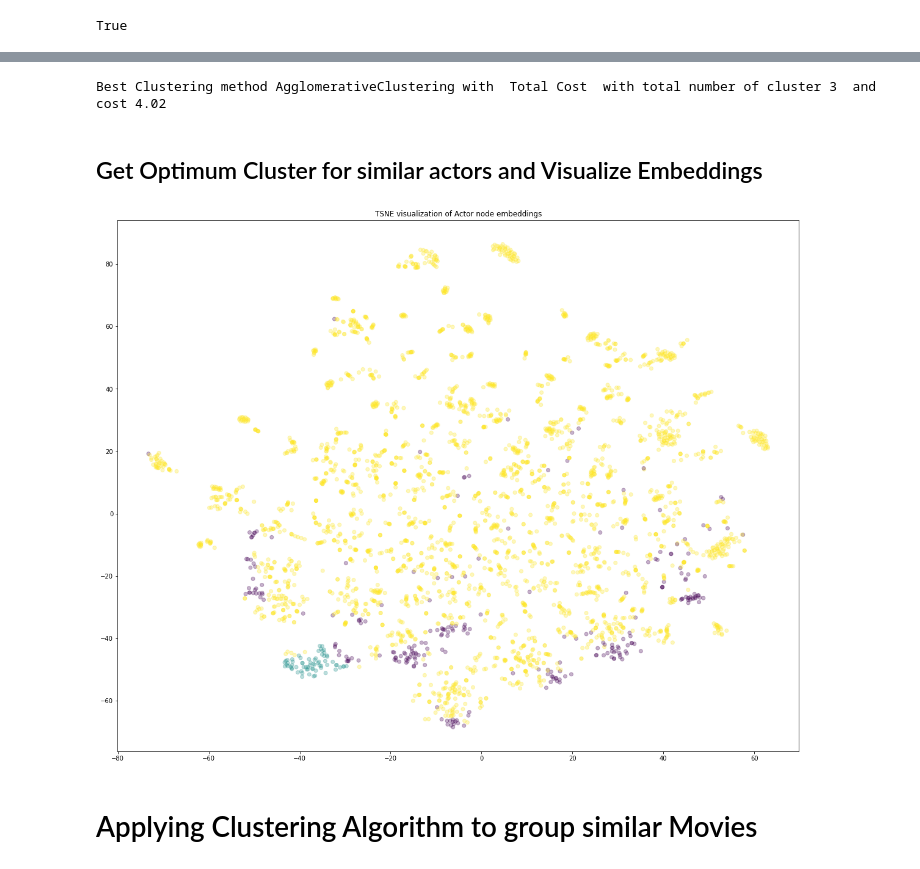
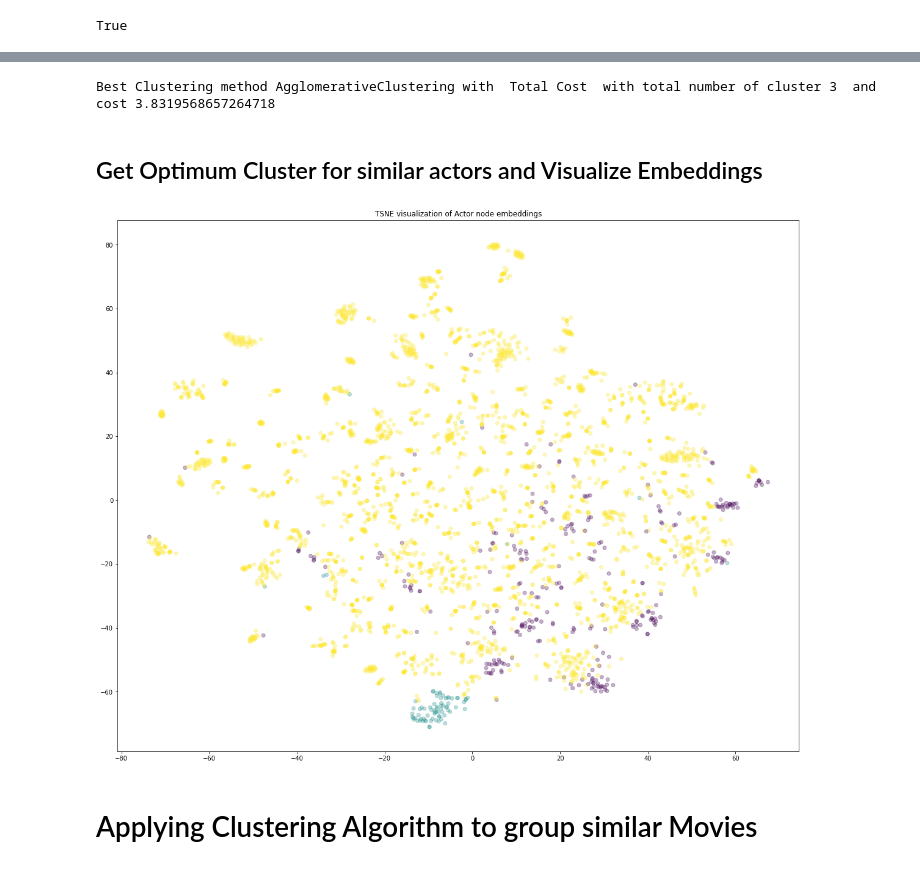
Before and after one commit to cr21/Clustering-on-Movies-and-Actors, a Jupyter notebook: clustering-on-movies-and-actors.ipynb, the cells around one changed output, grey strips where cells are left out. Saved outputs shown, nothing was run; the diff lists cells and outputs as text; code cells hidden in the pictures.

Commit message:
Kaggle Notebook | Clustering on Movies and Actors | Version 6

```diff
--- a/clustering-on-movies-and-actors.ipynb
+++ b/clustering-on-movies-and-actors.ipynb
@@ -433,29 +433,35 @@ actor_clustering_res_df
 # %%
-print("Best Clustering method {} with  Total Cost  with total number of cluster {}  and cost {}".format("AgglomerativeClustering", 3,4.02))
+Best_cost=actor_clustering_res_df.loc[0][2]
+Best_method=actor_clustering_res_df.loc[0][0]
+Best_cluster_number=actor_clustering_res_df.loc[0][1]
+print("Best Clustering method {} with  Total Cost  with total number of cluster {}  and cost {}".format(Best_method, Best_cluster_number,Best_cost))
 # %% [output]
-Best Clustering method AgglomerativeClustering with  Total Cost  with total number of cluster 3  and cost 4.02
+Best Clustering method AgglomerativeClustering with  Total Cost  with total number of cluster 3  and cost 3.8319568657264718
 # %% [markdown]
 ## Get Optimum Cluster for similar actors and Visualize Embeddings
 # %%
-best_clustering = AgglomerativeClustering(n_clusters=3).fit(actor_embeddings)
+if Best_method == 'KMeans':
+    best_clustering = KMeans(n_clusters=int(Best_cluster_number), random_state=1003).fit(actor_embeddings)
+elif Best_method == 'AgglomerativeClustering':
+    best_clustering = AgglomerativeClustering(n_clusters=int(Best_cluster_number)).fit(actor_embeddings)
 best_labels = best_clustering.labels_
 
 trans = TSNE(n_components=2)
 
 node_embeddings_2d = trans.fit_transform(actor_embeddings)
 
 # label_map = { l: i for i, l in enumerate(np.unique(node_targets))}
 
 plt.figure(figsize=(20,16))
 # plt.axes().set(aspect="equal")
 plt.scatter(node_embeddings_2d[:,0],
             node_embeddings_2d[:,1],
             c=best_labels, alpha=0.3)
 plt.title('{} visualization of Actor node embeddings'.format(transform.__name__))
 
 plt.show()
 # %% [output]
-[figure, old version]
+[figure, new version]
 # %% [markdown]
 # Applying Clustering Algorithm to group similar Movies
 # %% [markdown]
```
Also changed, not shown: parts of 8 cells of this notebook.
